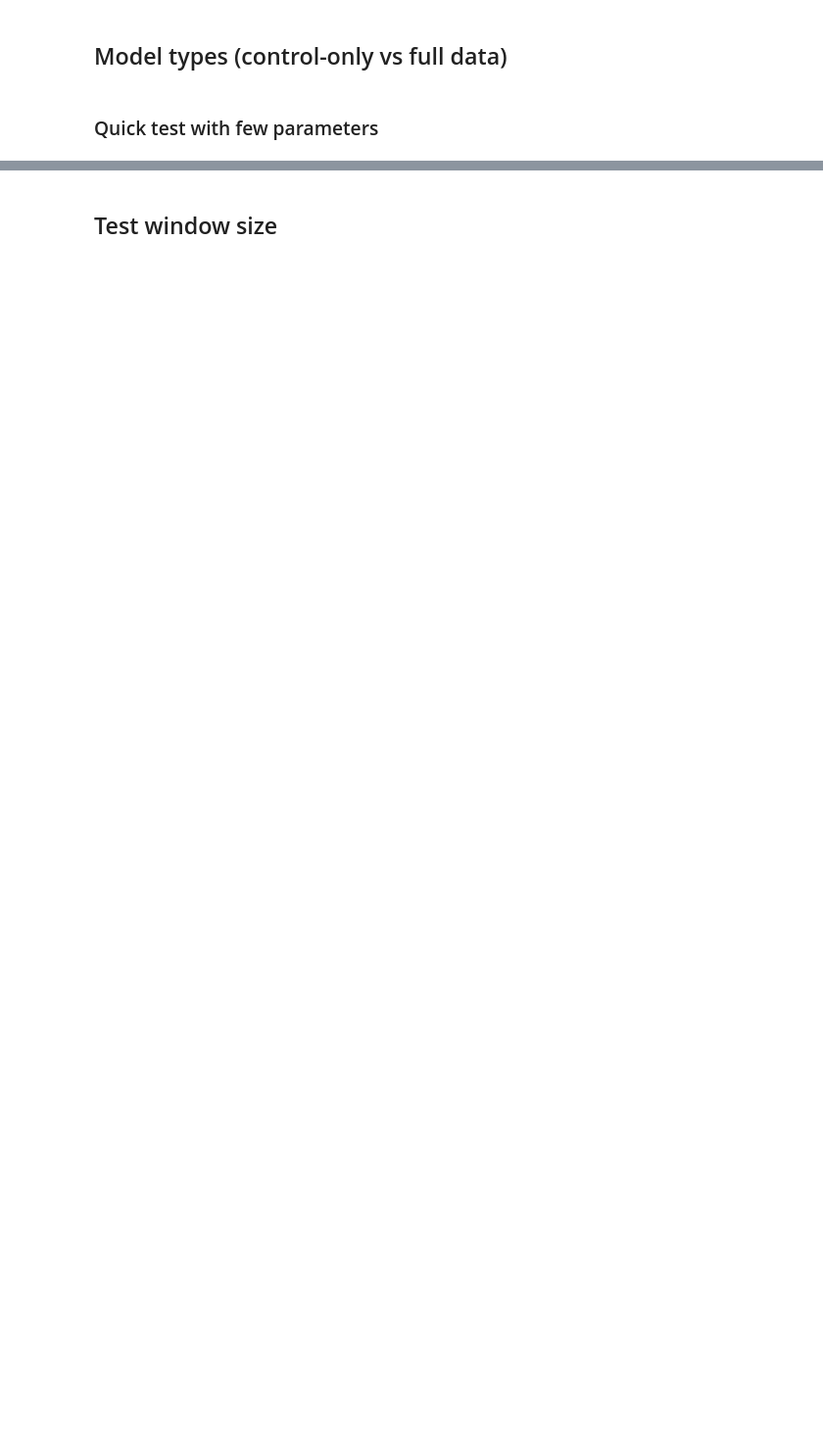
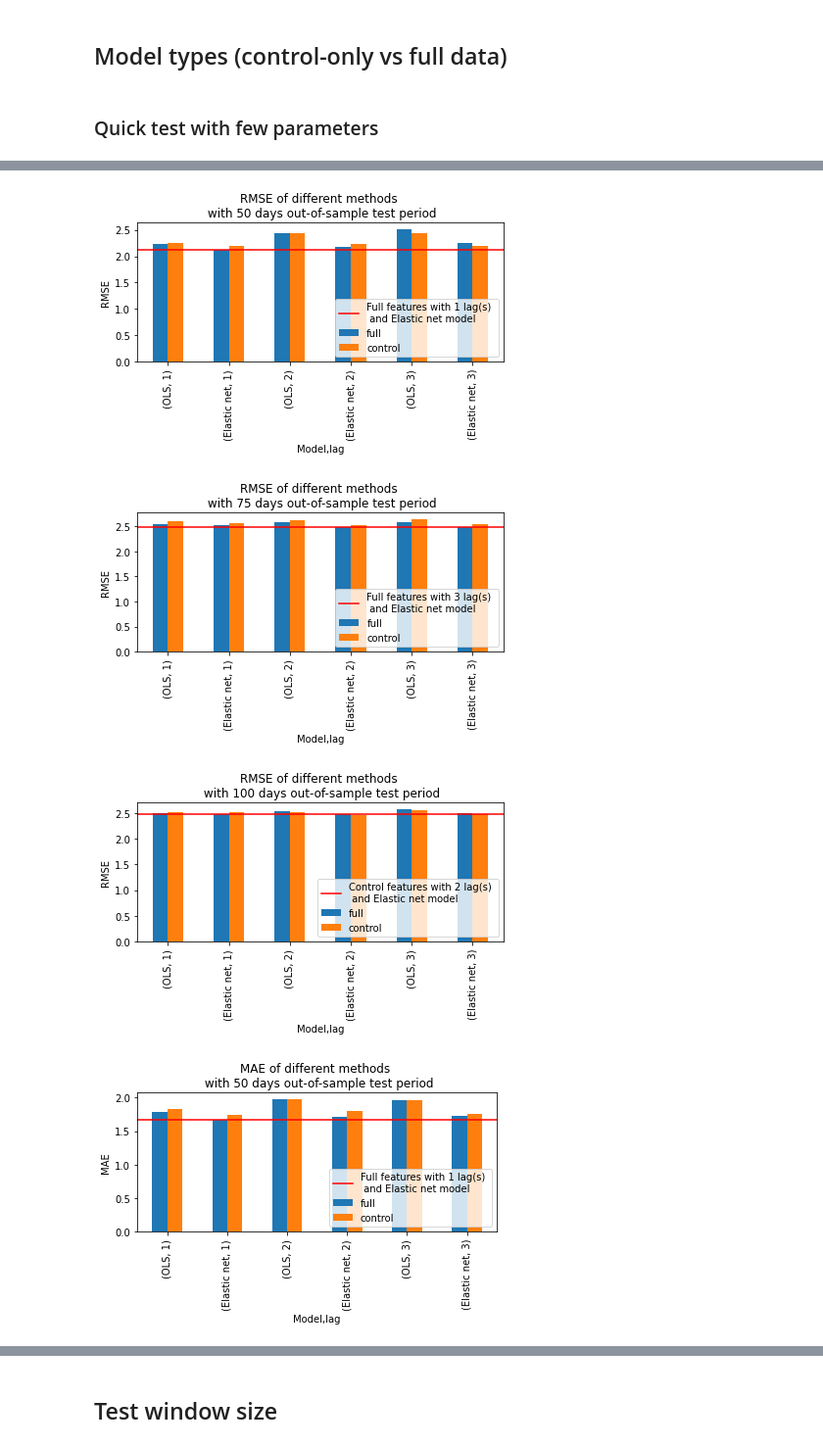
Before and after one commit to paparon96/Sustainability, a Jupyter notebook: Carbon_price_prediction/Notebooks/volatility_methodology_comparison.ipynb, the cells around one changed output, grey strips where cells are left out. Shown at 98% size. Drawn from its saved outputs; the diff is of its cells as text; code cells hidden in the pictures; blank space fills up the shorter version.

```diff
--- a/Carbon_price_prediction/Notebooks/volatility_methodology_comparison.ipynb
+++ b/Carbon_price_prediction/Notebooks/volatility_methodology_comparison.ipynb
@@ -669,9 +1043,9 @@ model_types = ['control', 'ols', 'elasticnet', 'stepwise', 'pca', 'mlp']
 nr_lags = 3
 ma_window = 1
 tf_idf_ma_window = 1
-covid = 'before'
+covid = None #'before'
 standardization = True
-test_window = 75
+test_window = 50
 min_obs = 1
 pca_components = 1
 control_var_names = ['oil_price', 'gas_price', 'stock_price',
@@ -682,9 +1056,9 @@ keyword_generation = 'old' if old_keywords else 'new'
 
 methodology = 'tf_idf' # 'tf_idf' or 'bag_of_words'
 data_source = 'gdelt' # 'gdelt'
-glossary_source = 'custom' # 'BBC' or 'IPCC' or 'custom'
+glossary_source = 'lemmatized_custom' # 'BBC' or 'IPCC' or 'custom'
 version = '' # 'new' or '' for old (in case of BBC), otherwise use ''
-loss_measure = 'R2' #'RMSE' or 'MAPE' or 'MAE' or 'MAPE (scaled)' or 'R2'
+loss_measure = 'RMSE' #'RMSE' or 'MAPE' or 'MAE' or 'MAPE (scaled)' or 'R2'
 loss_measure_control_normalization = False
 interaction_terms = False
 # %%
@@ -761,6 +1172,6 @@ control_X_covid
 # %%
-%%time
-for test_window in [50, 75, 100]:
+# %%time
+for test_window in test_windows:
     for measure in measures:
         robustness_results = {}
         for lag in lags:
@@ -819,0 +1265,49 @@ robustness_results_df
+# %%
+lags = [1, 2, 3]
+measures = ['RMSE', 'MAE', 'MAPE (scaled)']
+# model_types = ['ols', 'elasticnet', 'pca', 'stepwise']
+model_types = ['ols', 'elasticnet']
+test_windows = [50, 75, 100]
+
+min_obs = 1
+# %%
+for measure in measures:
+    for test_window in test_windows:
+        csv_name = 'vol_' + measure + '_' + str(test_window) +'test_window_' + \
+                str(min_obs) + 'minobs' + '_results_all_lags_before_COVID.csv'
+
+        df = pd.read_csv(csv_name, index_col=0)
+        df = df[df.index.isin(model_types)]
+        df.index = df.index.map({'ols': 'OLS',
+                                 'elasticnet': 'Elastic net',
+                                 'pca': 'PCA',
+                                 'mlp': 'MLP',
+                                 'stepwise': 'Stepwise',})
+        df.index.name = 'Model'
+        df = df.set_index([df.index, 'lag'])
+
+        control_min = np.min(df[['control']].values)
+        full_min = np.min(df[['full']].values)
+        if full_min <= control_min:
+            minim = full_min
+            model, lag = df[df['full'] == full_min].index[0]
+            minim_label = 'Full features' + f' with {str(lag)} lag(s) \n and {str(model)} model'
+        else:
+            minim = full_min
+            model, lag = df[df['control'] == control_min].index[0]
+            minim_label = 'Control features' + f' with {str(lag)} lag(s) \n and {str(model)} model'
+
+        df[['full', 'control']].plot(kind='bar')
+        plt.axhline(minim, color='red',
+                    label=minim_label)
+        plt.ylabel(measure)
+        plt.title(f'{measure} of different methods \n with {test_window} days out-of-sample test period')
+        plt.tight_layout()
+        plt.legend(loc='lower right')
+        plt.savefig(f'./methodology_comparison/vol_{measure}_test_window_{test_window}_model_robustness_results_{methodology}_{data_source}_{glossary_source}_{version}keywords.pdf')
+        plt.show()
+# %% [output]
+[figure, added]
+[figure, added]
+[figure, added]
+[figure, added]
```
Also changed, not shown: parts of 84 cells of this notebook.
